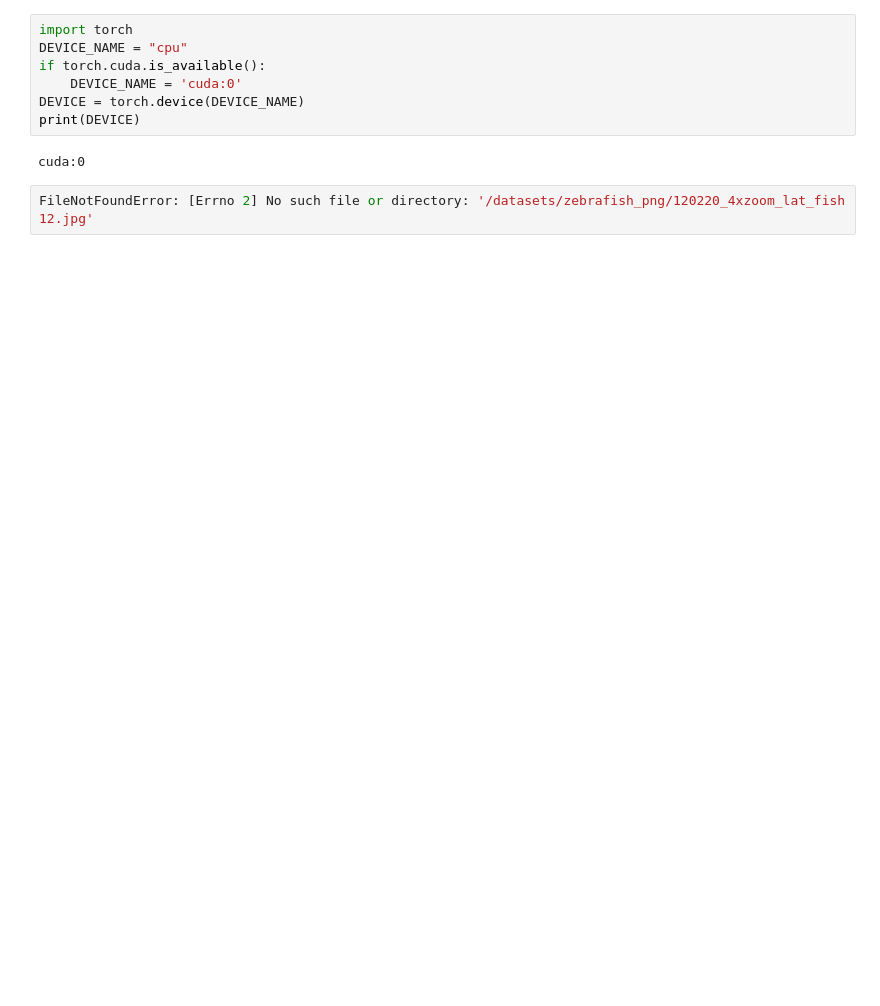
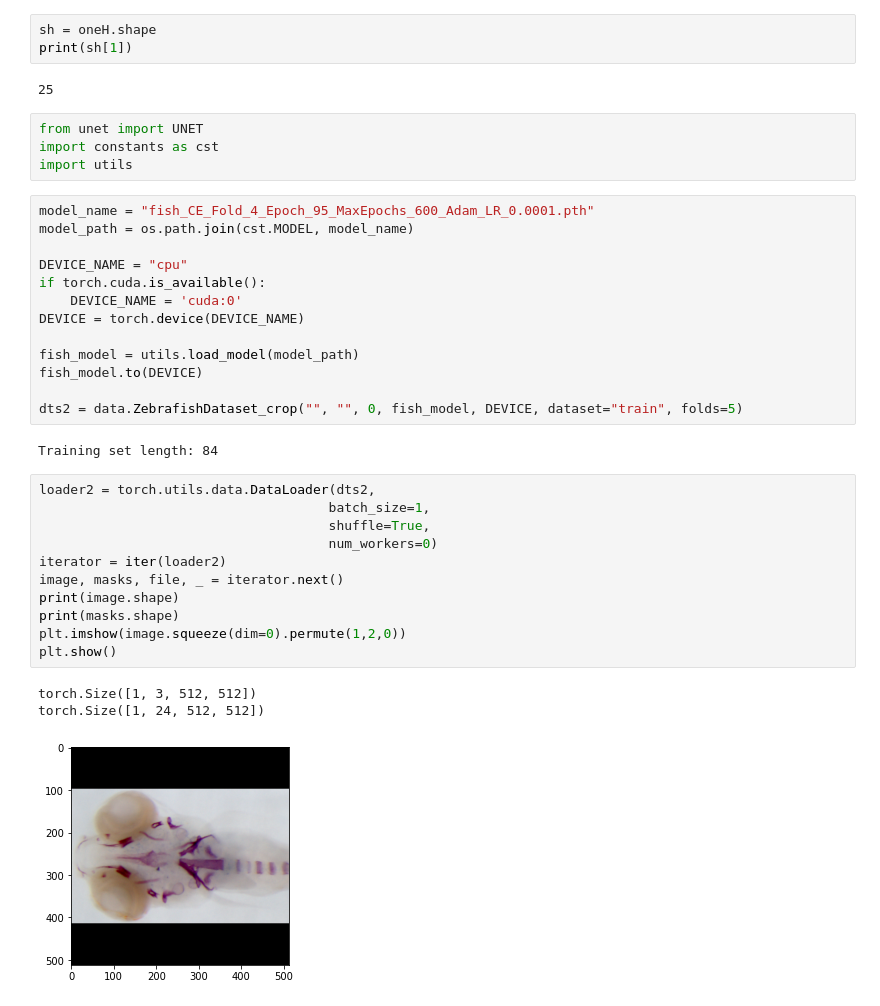
Before and after one commit to BellefroidSarah/thesis, a Jupyter notebook: Untitled.ipynb, the cells around one changed output. Cells and saved outputs as stored; diff of their text form; blank space fills up the shorter version.

```diff
--- a/Untitled.ipynb
+++ b/Untitled.ipynb
@@ -95,11 +172,39 @@ print(np.mean(a))
+# %%
+sh = oneH.shape
+print(sh[1])
+# %% [output]
+25
+# %%
+from unet import UNET
+import constants as cst
+import utils
 # %%
-import torch
+model_name = "fish_CE_Fold_4_Epoch_95_MaxEpochs_600_Adam_LR_0.0001.pth"
+model_path = os.path.join(cst.MODEL, model_name)
+
 DEVICE_NAME = "cpu"
 if torch.cuda.is_available():
     DEVICE_NAME = 'cuda:0'
 DEVICE = torch.device(DEVICE_NAME)
-print(DEVICE)
+
+fish_model = utils.load_model(model_path)
+fish_model.to(DEVICE)
+
+dts2 = data.ZebrafishDataset_crop("", "", 0, fish_model, DEVICE, dataset="train", folds=5)
 # %% [output]
-cuda:0
+Training set length: 84
-# %%
-FileNotFoundError: [Errno 2] No such file or directory: '/datasets/zebrafish_png/120220_4xzoom_lat_fish 12.jpg'
+# %%
+loader2 = torch.utils.data.DataLoader(dts2,
+                                     batch_size=1,
+                                     shuffle=True,
+                                     num_workers=0)
+iterator = iter(loader2)
+image, masks, file, _ = iterator.next()
+print(image.shape)
+print(masks.shape)
+plt.imshow(image.squeeze(dim=0).permute(1,2,0))
+plt.show()
+# %% [output]
+torch.Size([1, 3, 512, 512])
+torch.Size([1, 24, 512, 512])
+[figure, added]
```
Also changed, not shown: parts of 40 cells of this notebook, 12 other files.
